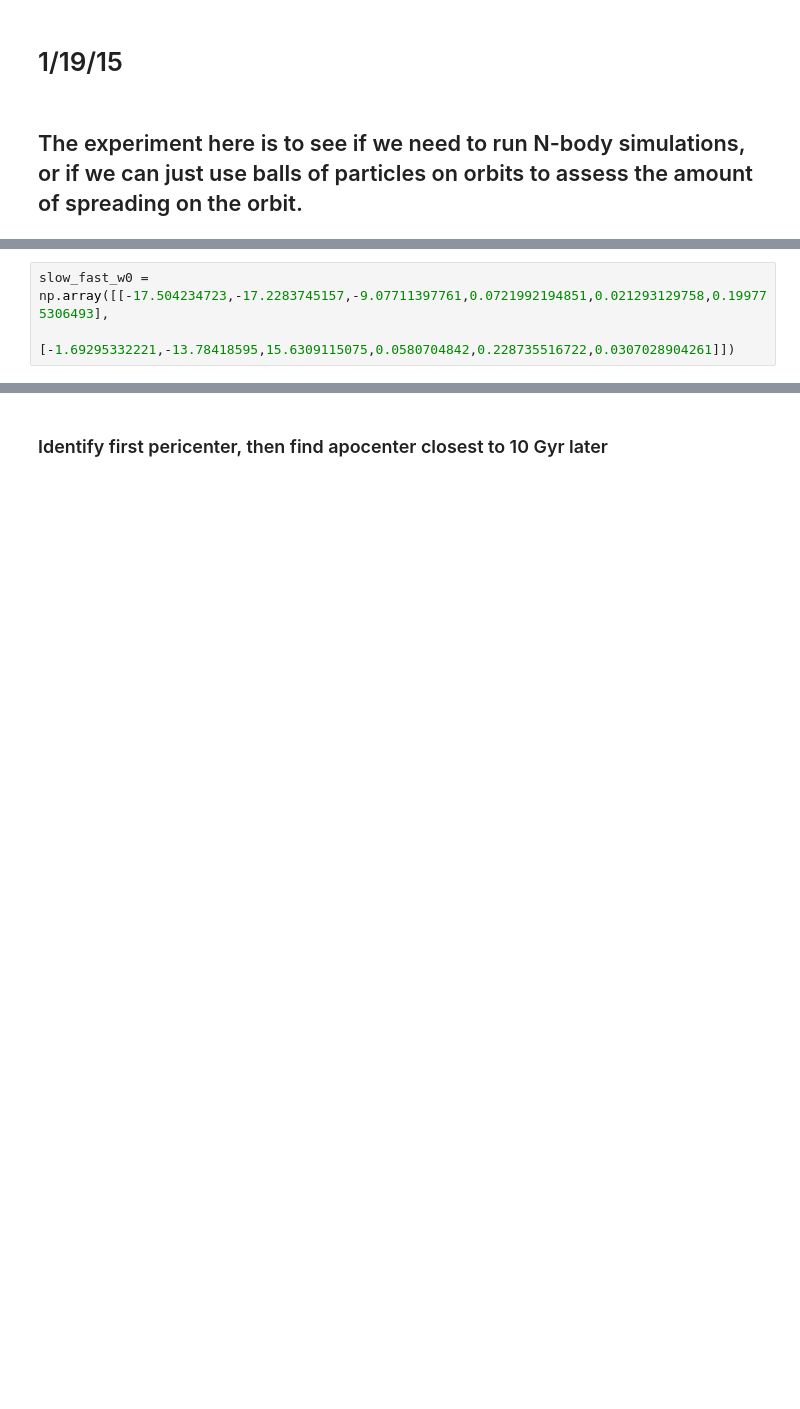
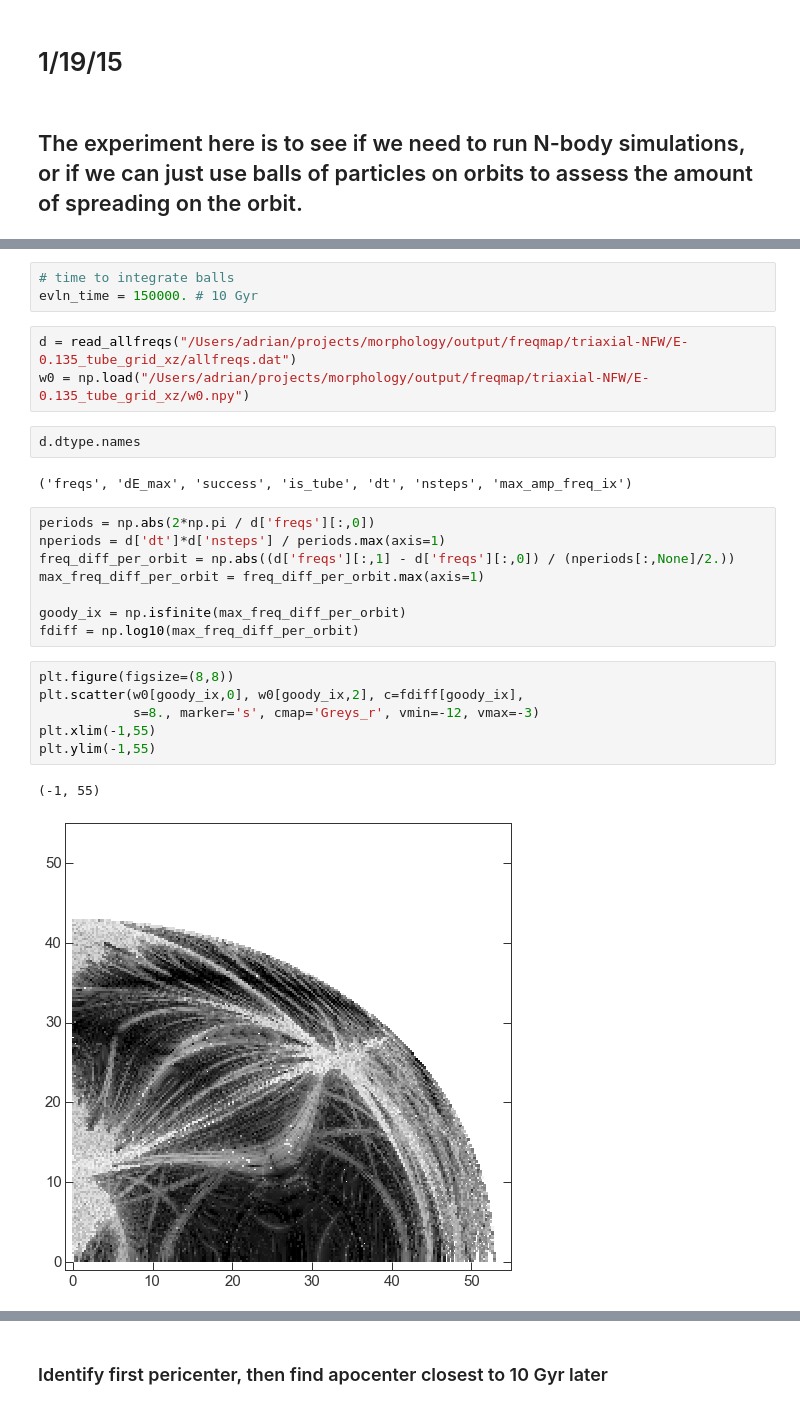
Before and after one commit to adrn/StreamMorphology, a Jupyter notebook: notebooks/Balls of particles.ipynb, the cells around one changed output, grey strips where cells are left out. Drawn from its saved outputs; the diff is of its cells as text; blank space fills up the shorter version.

```diff
--- a/notebooks/Balls of particles.ipynb
+++ b/notebooks/Balls of particles.ipynb
@@ -23,5 +24,29 @@ from gary.units import galactic
 from streammorphology.potential import potential_registry
 potential = potential_registry['triaxial-NFW']
-# %%
-slow_fast_w0 = np.array([[-17.504234723,-17.2283745157,-9.07711397761,0.0721992194851,0.021293129758,0.199775306493],
-                         [-1.69295332221,-13.78418595,15.6309115075,0.0580704842,0.228735516722,0.0307028904261]])
+# %%
+# time to integrate balls
+evln_time = 150000. # 10 Gyr
+# %%
+d = read_allfreqs("/Users/adrian/projects/morphology/output/freqmap/triaxial-NFW/E-0.135_tube_grid_xz/allfreqs.dat")
+w0 = np.load("/Users/adrian/projects/morphology/output/freqmap/triaxial-NFW/E-0.135_tube_grid_xz/w0.npy")
+# %%
+d.dtype.names
+# %% [output]
+('freqs', 'dE_max', 'success', 'is_tube', 'dt', 'nsteps', 'max_amp_freq_ix')
+# %%
+periods = np.abs(2*np.pi / d['freqs'][:,0])
+nperiods = d['dt']*d['nsteps'] / periods.max(axis=1)
+freq_diff_per_orbit = np.abs((d['freqs'][:,1] - d['freqs'][:,0]) / (nperiods[:,None]/2.))
+max_freq_diff_per_orbit = freq_diff_per_orbit.max(axis=1)
+
+goody_ix = np.isfinite(max_freq_diff_per_orbit)
+fdiff = np.log10(max_freq_diff_per_orbit)
+# %%
+plt.figure(figsize=(8,8))
+plt.scatter(w0[goody_ix,0], w0[goody_ix,2], c=fdiff[goody_ix],
+            s=8., marker='s', cmap='Greys_r', vmin=-12, vmax=-3)
+plt.xlim(-1,55)
+plt.ylim(-1,55)
+# %% [output]
+(-1, 55)
+[figure, added]
```
Also changed, not shown: parts of 66 cells of this notebook, 7 other files.
